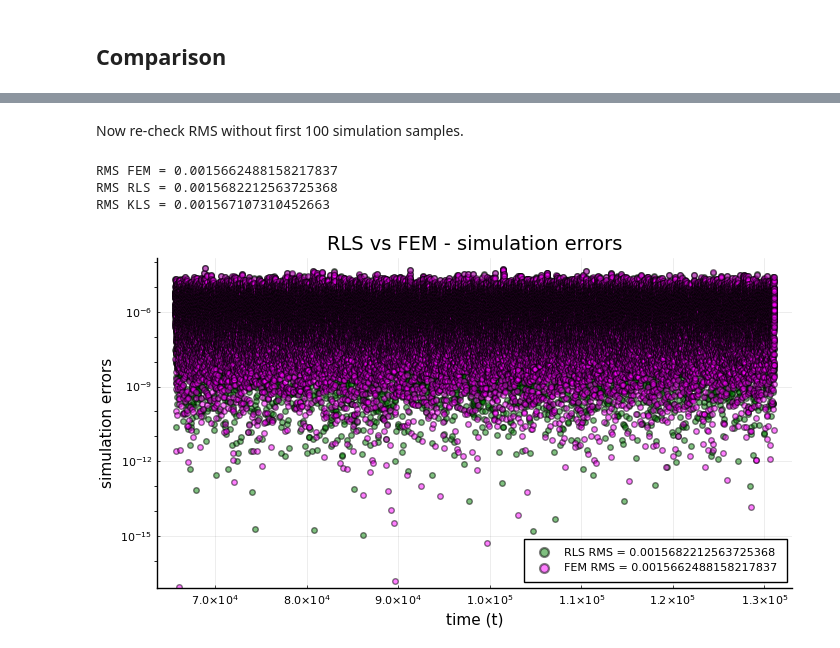
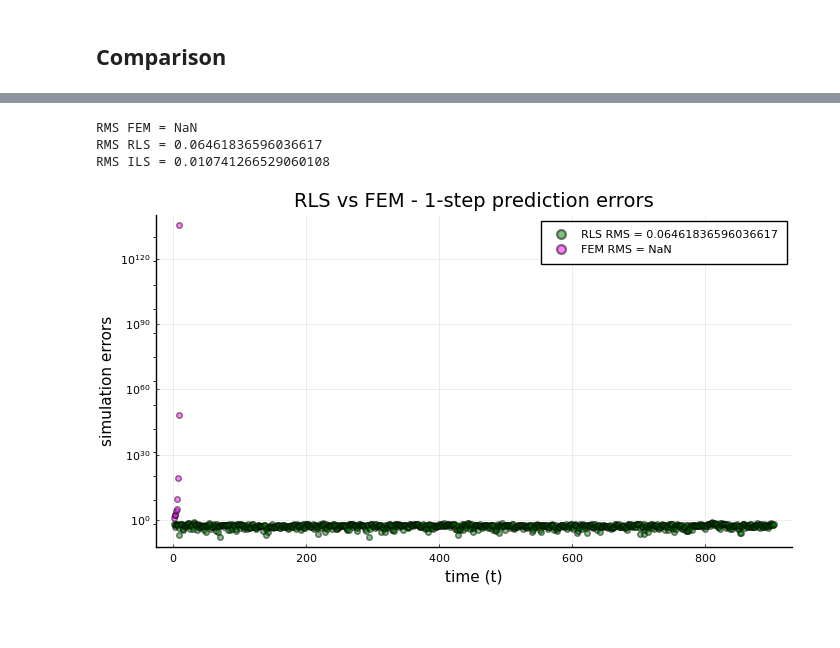
Before and after one commit to biaslab/ACC2022-vmpNARMAX, a Jupyter notebook: experiments-verification/experiment-NARMAX.ipynb, the cells around one changed output, grey strips where cells are left out. Saved outputs shown, nothing was run; the diff lists cells and outputs as text; code cells hidden in the pictures; blank space fills up the shorter version.

```diff
--- a/experiments-verification/experiment-NARMAX.ipynb
+++ b/experiments-verification/experiment-NARMAX.ipynb
@@ -37,0 +17,12 @@ pyplot();
+# %%
+# Length of transient period
+transient = 0
+
+# Length of training signal
+ix_trn = collect(1:512) .+ transient
+
+# Length of testing signal
+ix_tst = collect(1:1000) .+ transient
+
+# Number of VMP iterations
+num_iters = 5;
@@ -495,37 +566,33 @@ Proportion FEM < RLS = 51.0%
-# %% [markdown]
-Now re-check RMS without first 100 simulation samples.
 # %%
-sqerror_FEM = (simulations_FEM[1][ts+100:T] - output[ts+100:T]).^2
-sqerror_RLS = (simulations_RLS[ts+100:T] - output[ts+100:T]).^2
+sqerror_prd_FEM = (predictions_FEM[1][100:T_tst] - output_tst[100:T_tst]).^2
+sqerror_prd_RLS = (predictions_RLS[100:T_tst] - output_tst[100:T_tst]).^2
 
-RMS_FEM = sqrt(mean(sqerror_FEM))
-RMS_RLS = sqrt(mean(sqerror_RLS))
+RMS_prd_FEM = sqrt(mean(sqerror_prd_FEM))
+RMS_prd_RLS = sqrt(mean(sqerror_prd_RLS))
 
-println("RMS FEM = "*string(RMS_FEM))
-println("RMS RLS = "*string(RMS_RLS))
-println("RMS KLS = "*string(RMS_KLS))
+println("RMS FEM = "*string(RMS_prd_FEM))
+println("RMS RLS = "*string(RMS_prd_RLS))
+println("RMS ILS = "*string(RMS_prd_ILS))
 # %% [output]
-RMS FEM = 0.0015662488158217837
-RMS RLS = 0.0015682212563725368
-RMS KLS = 0.001567107310452663
+RMS FEM = NaN
+RMS RLS = 0.06461836596036617
+RMS ILS = 0.010741266529060108
 # %%
 # Comparing simulation errors between PEM and FEM
-scatter(ts+100:T,
-        sqerror_RLS,
+scatter(sqerror_prd_RLS,
         color="green",
         alpha=0.5,
         markersize=4,
         size=(700,400),
         yscale=:log10,
         xlabel="time (t)",
         ylabel="simulation errors",
-        label="RLS RMS = "*string(RMS_RLS))
-scatter!(ts+100:T,
-         sqerror_FEM,
+        label="RLS RMS = "*string(RMS_prd_RLS))
+scatter!(sqerror_prd_FEM,
          color="magenta",
          alpha=0.5,
          markersize=4,
-         labels="FEM RMS = "*string(RMS_FEM),
-         title="RLS vs FEM - simulation errors")
+         labels="FEM RMS = "*string(RMS_prd_FEM),
+         title="RLS vs FEM - 1-step prediction errors")
 # %% [output]
-[figure, old version]
+[figure, new version]
```
Also changed, not shown: parts of 70 cells of this notebook, 1 other file.
